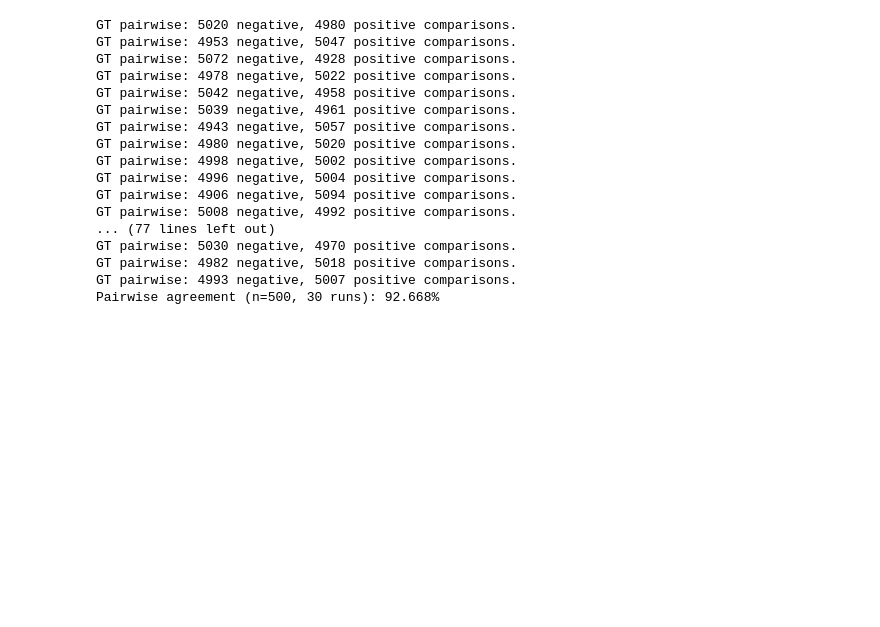
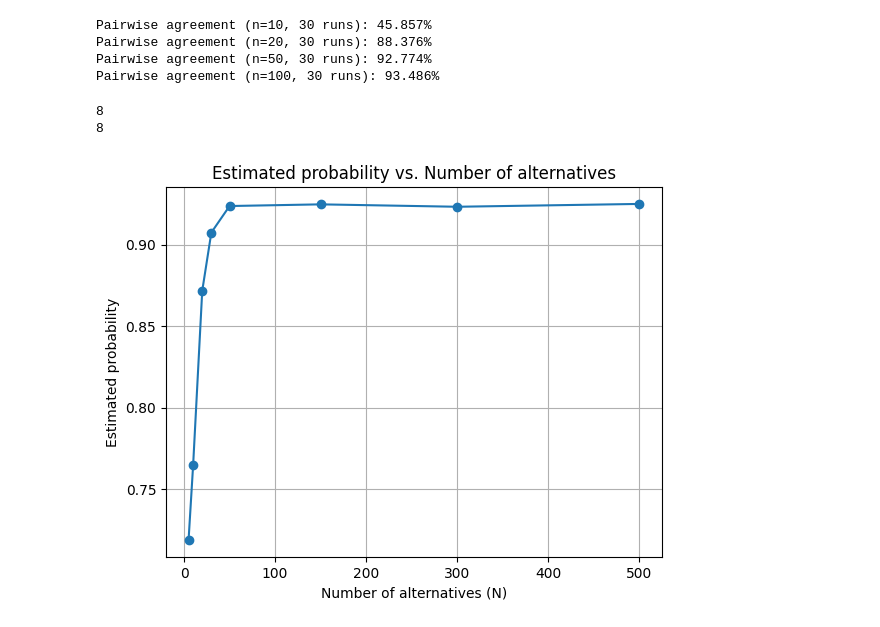
Before and after one commit to MathysBgh/UTA_project, a Jupyter notebook: uta_new.ipynb, the cells around one changed output. Drawn from its saved outputs; the diff is of its cells as text; code cells hidden in the pictures; blank space fills up the shorter version.

```diff
--- a/uta_new.ipynb
+++ b/uta_new.ipynb
@@ -471,27 +471,35 @@ def run_protocol(n=100, m=4, L=5, n_pairs=10_000, repeats=30, seed=42):
         "per_run": accs.tolist(),
     }
 # %%
+res = run_protocol(n=10, m=4, L=5, n_pairs=10_000, repeats=30)
+print(f"Pairwise agreement (n=10, 30 runs): {res['mean_acc']:.3%}")
+res = run_protocol(n=20, m=4, L=5, n_pairs=10_000, repeats=30)
+print(f"Pairwise agreement (n=20, 30 runs): {res['mean_acc']:.3%}")
+res = run_protocol(n=50, m=4, L=5, n_pairs=10_000, repeats=30)
+print(f"Pairwise agreement (n=50, 30 runs): {res['mean_acc']:.3%}")
 res = run_protocol(n=100, m=4, L=5, n_pairs=10_000, repeats=30)
 print(f"Pairwise agreement (n=100, 30 runs): {res['mean_acc']:.3%}")
-res = run_protocol(n=250, m=4, L=5, n_pairs=10_000, repeats=30)
-print(f"Pairwise agreement (n=250, 30 runs): {res['mean_acc']:.3%}")
-res = run_protocol(n=500, m=4, L=5, n_pairs=10_000, repeats=30)
-print(f"Pairwise agreement (n=500, 30 runs): {res['mean_acc']:.3%}")
 # %% [output]
-GT pairwise: 5020 negative, 4980 positive comparisons.
-GT pairwise: 4953 negative, 5047 positive comparisons.
-GT pairwise: 5072 negative, 4928 positive comparisons.
-GT pairwise: 4978 negative, 5022 positive comparisons.
-GT pairwise: 5042 negative, 4958 positive comparisons.
-GT pairwise: 5039 negative, 4961 positive comparisons.
-GT pairwise: 4943 negative, 5057 positive comparisons.
-GT pairwise: 4980 negative, 5020 positive comparisons.
-GT pairwise: 4998 negative, 5002 positive comparisons.
-GT pairwise: 4996 negative, 5004 positive comparisons.
-GT pairwise: 4906 negative, 5094 positive comparisons.
-GT pairwise: 5008 negative, 4992 positive comparisons.
-... (77 lines left out)
-GT pairwise: 5030 negative, 4970 positive comparisons.
-GT pairwise: 4982 negative, 5018 positive comparisons.
-GT pairwise: 4993 negative, 5007 positive comparisons.
-Pairwise agreement (n=500, 30 runs): 92.668%
+Pairwise agreement (n=10, 30 runs): 45.857%
+Pairwise agreement (n=20, 30 runs): 88.376%
+Pairwise agreement (n=50, 30 runs): 92.774%
+Pairwise agreement (n=100, 30 runs): 93.486%
+# %%
+import matplotlib.pyplot as plt
+N = [5,10,20,30,50,150,300,500]
+y_vals = []
+for n in N:
+    res = run_protocol(n=n, m=5, L=5, n_pairs=10_000, repeats=20, seed=42)
+    y_vals.append(res['mean_acc'])
+print(len(N))
+print(len(y_vals))
+plt.plot(N, y_vals, marker='o')
+plt.xlabel("Number of alternatives (N)")
+plt.ylabel("Estimated probability")
+plt.title("Estimated probability vs. Number of alternatives")
+plt.grid()
+plt.show()
+# %% [output]
+8
+8
+[figure, added]
```
Also changed, not shown: parts of 2 cells of this notebook.
